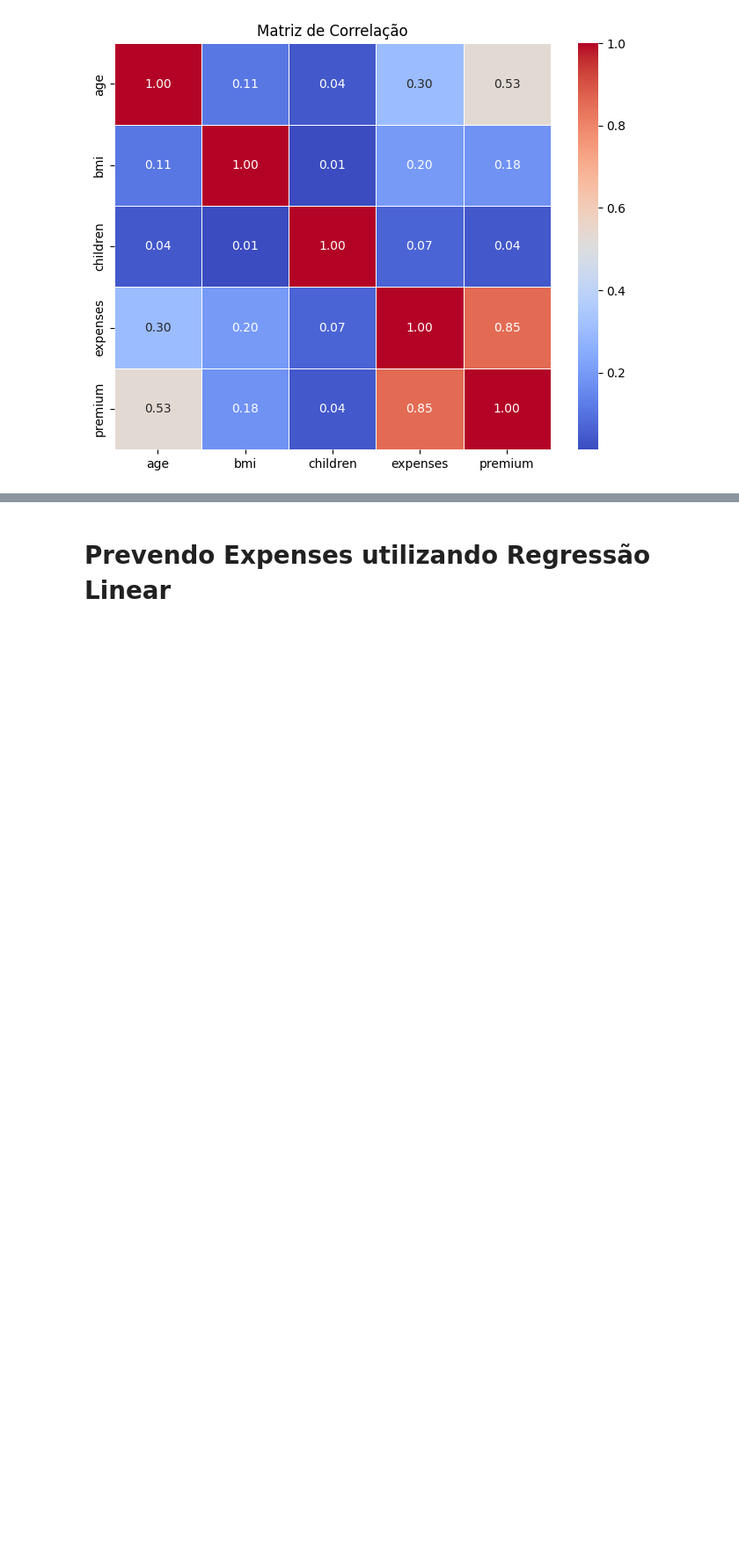
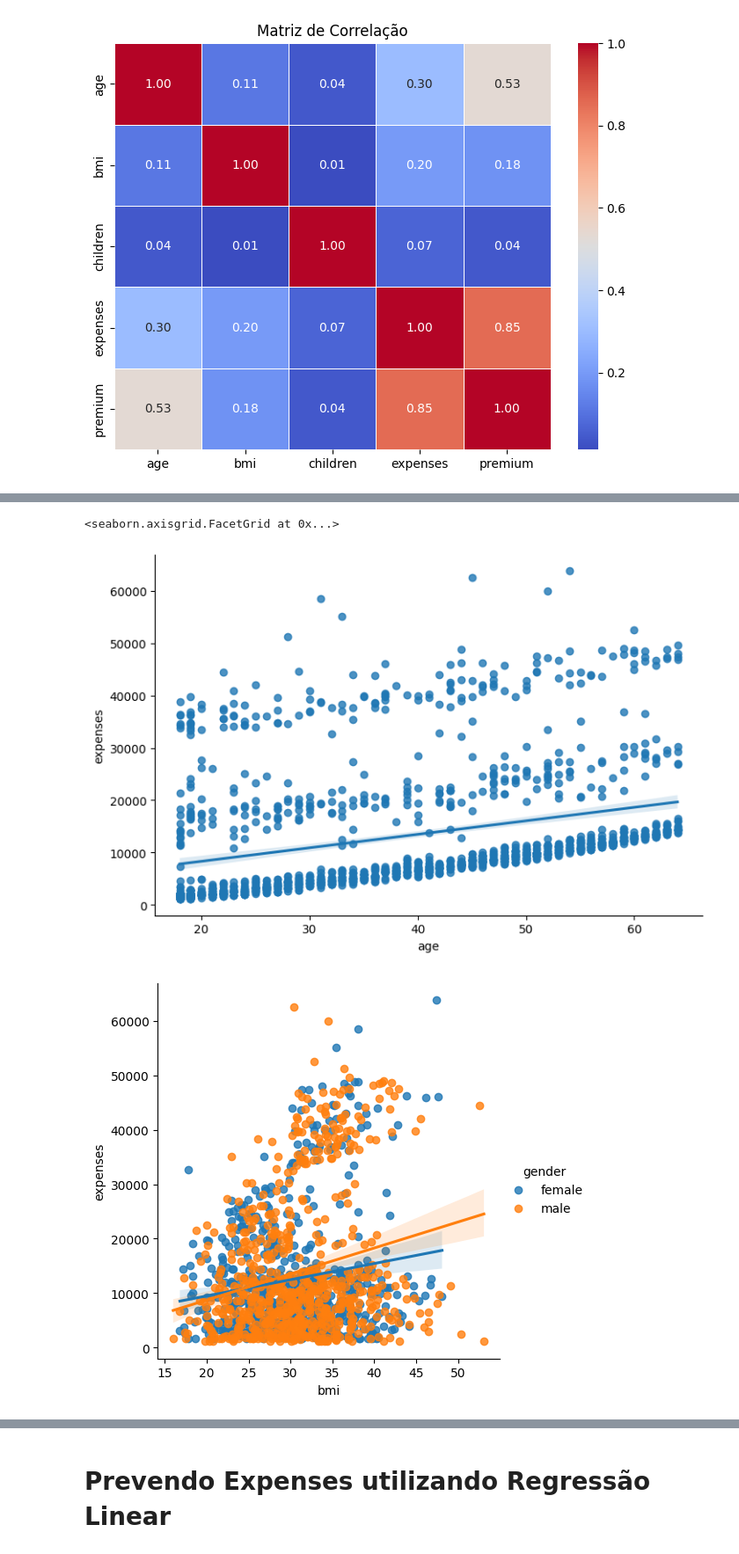
Before and after one commit to ryangabriel27/fho_data, a Jupyter notebook: medic_analysis/app.ipynb, the cells around one changed output, grey strips where cells are left out. Shown: that part at 88% size. Cells and saved outputs as stored; diff of their text form; code cells hidden in the pictures; blank space fills up the shorter version.

```diff
--- a/medic_analysis/app.ipynb
+++ b/medic_analysis/app.ipynb
@@ -100,3 +124,10 @@ plt.show()
+# %%
+sns.lmplot(x='age', y='expenses', data=df, aspect=1.5)
+sns.lmplot(x='bmi', y='expenses', data=df, hue='gender')
+# %% [output]
+<seaborn.axisgrid.FacetGrid at 0x...>
+[figure, added]
+[figure, added]
 # %%
 sns.scatterplot(x='age', y='expenses', data=df)
 plt.title('Idade vs Gastos Médicos')
```
Also changed, not shown: parts of 2 cells of this notebook, 2 other files.
